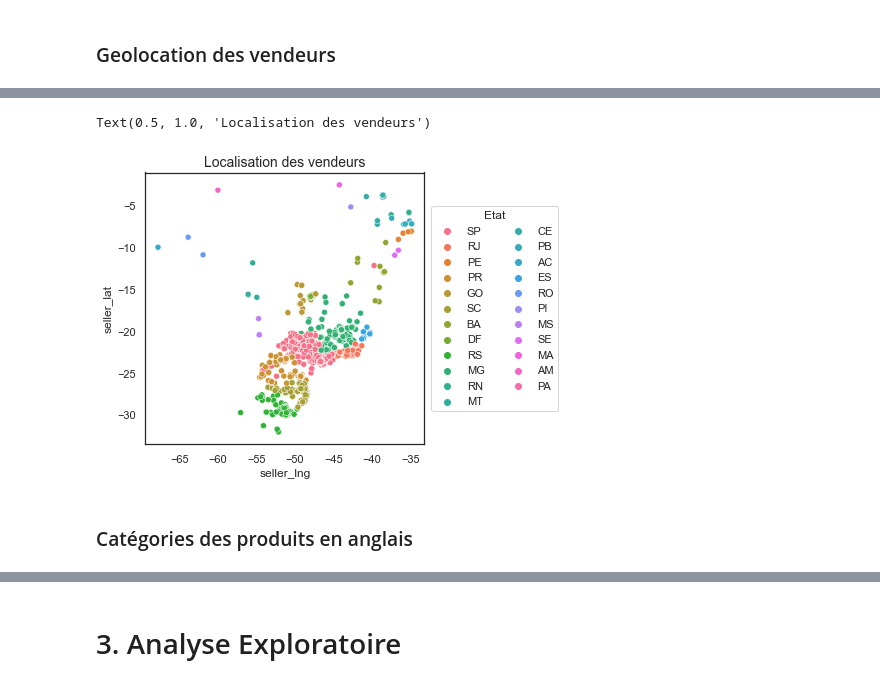
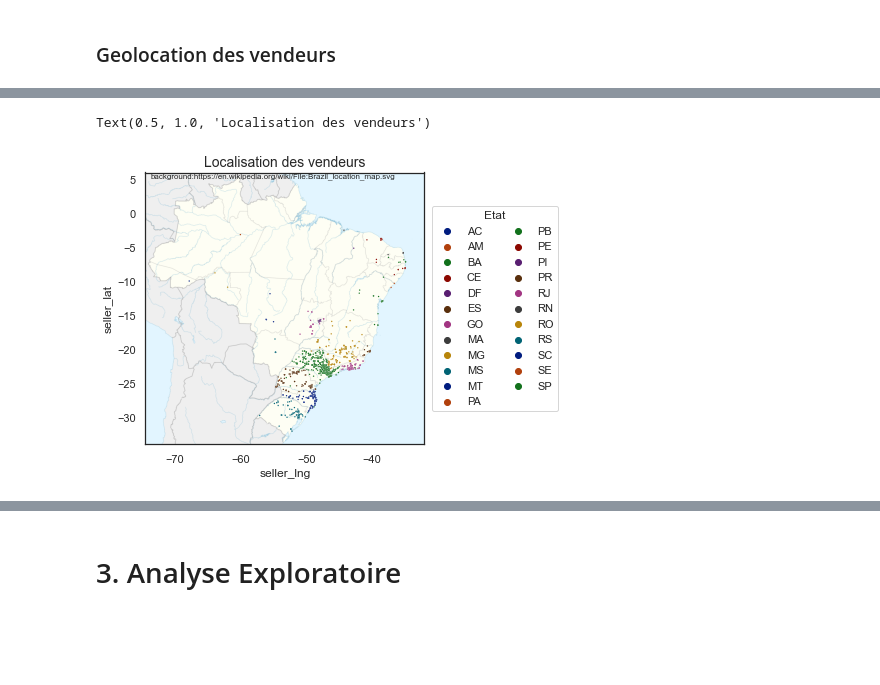
Before and after one commit to mrcreasey/oc-ds-p5-unsupervised-clustering, a Jupyter notebook: P5_01_analyse.ipynb, the cells around one changed output, grey strips where cells are left out. Drawn from its saved outputs; the diff is of its cells as text; code cells hidden in the pictures; blank space fills up the shorter version.

```diff
--- a/P5_01_analyse.ipynb
+++ b/P5_01_analyse.ipynb
@@ -373,6 +376,7 @@ Les données sont anonymisées, donc on prend la médiane des (lat,lng) pour cha
 # %%
 geoloc: pd.DataFrame = (geolocation
                         .drop(hors_bresil.index)
+                        .dropna(subset=['geolocation_lat','geolocation_lng'])
                         .groupby(['geolocation_zip_code_prefix', 'geolocation_state'])
                         .agg({'geolocation_lat': 'median', 'geolocation_lng': 'median', 'geolocation_city': 'count'})
                         .rename(columns={'geolocation_city': 'count'})
@@ -687,0 +785,18 @@ Text(0.5, 1.0, 'Localisation des clients')
+# %%
+def add_text(ax, x, y, s, **kwargs):
+    """Ajouter du texte à un plot"""
+    ax.text(x, y, s, verticalalignment='bottom',
+            horizontalalignment='left', transform=ax.transAxes, **kwargs)
+# %%
+states_order = sorted(list(customers_geo['customer_state'].unique()))
+plt.figure(figsize=(5, 5))
+img_src='https://en.wikipedia.org/wiki/File:Brazil_location_map.svg'
+img = plt.imread('Brazil_location_map.svg.png')
+ax=sns.scatterplot(data=customers_geo, x='customer_lng', y='customer_lat',
+                hue='customer_state', hue_order=states_order, s=1, palette='dark')
+# plt.xlim(-74.5, -32)
+# plt.ylim(-34, 6)
+ax.imshow(img, extent=[-74.5, -32, -34, 6], aspect='auto',alpha=0.5)
+add_text(ax,0.02,0.97,s=f'background:{img_src}', fontsize=8)
+plt.legend(title='Etat', bbox_to_anchor=(1.5, 0.5), loc=5, ncol=2)
+plt.title('Localisation des clients', fontsize=14)
@@ -690,12 +825,19 @@ Text(0.5, 1.0, 'Localisation des clients')
+# %%
+from sklearn.impute import KNNImputer
+impute_cols=['seller_zip_code_prefix','seller_lng','seller_lat']
+imputer = KNNImputer(n_neighbors=5)
+sellers_geo[impute_cols] = imputer.fit_transform(sellers_geo[impute_cols])
+# sellers_geo.isna().mean()
 # %%
-geolocal.columns=['seller_zip_code_prefix','seller_lng','seller_lat']
-sellers_geo = sellers.merge(geolocal, on='seller_zip_code_prefix', how='left')
+
+states_order = sorted(list(sellers_geo['seller_state'].unique()))
 plt.figure(figsize=(5,5))
-sns.scatterplot(data=sellers_geo,x='seller_lng', y='seller_lat', hue='seller_state')
+ax=sns.scatterplot(data=sellers_geo,x='seller_lng', y='seller_lat',
+ hue='seller_state',hue_order=states_order, s=2,palette='dark')
+ax.imshow(img, extent=[-74.5, -32, -34, 6], aspect='auto',alpha=0.5)
+add_text(ax,0.02,0.97,s=f'background:{img_src}', fontsize=8)
 plt.legend(title='Etat', bbox_to_anchor=(1.5, 0.5), loc=5, ncol=2)
 plt.title('Localisation des vendeurs', fontsize=14)
 # %% [output]
 Text(0.5, 1.0, 'Localisation des vendeurs')
-[figure, old version]
+[figure, new version]
-# %% [markdown]
-### Catégories des produits en anglais
```
Also changed, not shown: parts of 34 cells of this notebook, 1 other file.
